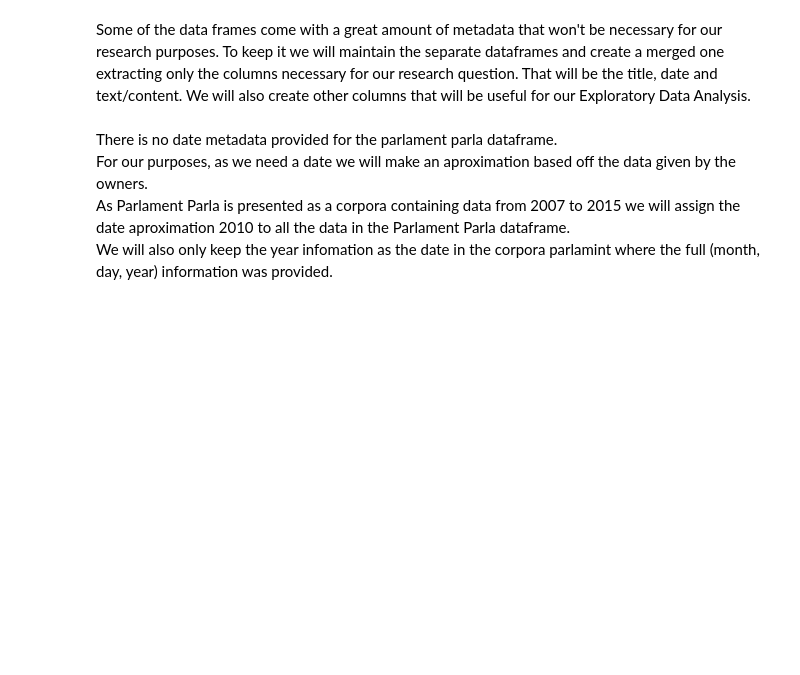
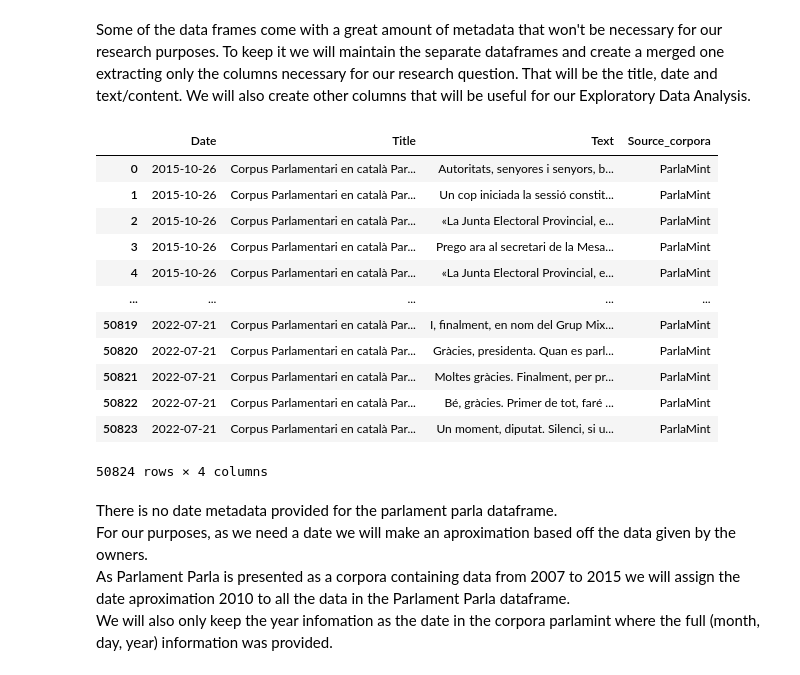
Before and after one commit to Data-Science-for-Linguists-2025/Linguistic-Markers-Catalan-Substitution, a Jupyter notebook: Data-Parsing-Exploratory-Analysis.ipynb, the cells around one changed output. Saved outputs shown, nothing was run; the diff lists cells and outputs as text; code cells hidden in the pictures; blank space fills up the shorter version.

```diff
--- a/Data-Parsing-Exploratory-Analysis.ipynb
+++ b/Data-Parsing-Exploratory-Analysis.ipynb
@@ -209,0 +200,7 @@ Name: count, dtype: int64
+# %%
+# other EDA
+print()
+print(CTILC_df["Author"].value_counts()[0:5])
+print()
+CTILC_df["Decade"] = CTILC_df["Year"].apply(lambda x :x[-2]+"0")
+CTILC_df["Decade"].value_counts()
@@ -440,14 +534,29 @@ Some of the data frames come with a great amount of metadata that won't be neces
 # %%
 # creating a reduced dataframe with only the date info, title of the file and content/text columns
 reduced_CTILC = CTILC_df.filter(["Year", "Title", "Text"])
 reduced_parlament_parla = parlament_parla_df.filter(["Path", "Sentence"])
 reduced_parlamint = parlaMint_df.filter(["Date", "Title", "Text"])
 
 # adding a Source Corpora column to keep the data
 reduced_CTILC["Source_corpora"] = "CTILC"
 reduced_parlament_parla["Source_corpora"] = "Parlament Parla"
 reduced_parlamint["Source_corpora"] = "ParlaMint"
 print()
+reduced_parlamint
+# %% [output]
+|  | Date | Title | Text | Source_corpora |
+| 0 | 2015-10-26 | Corpus Parlamentari en català Par... | Autoritats, senyores i senyors, b... | ParlaMint |
+| 1 | 2015-10-26 | Corpus Parlamentari en català Par... | Un cop iniciada la sessió constit... | ParlaMint |
+| 2 | 2015-10-26 | Corpus Parlamentari en català Par... | «La Junta Electoral Provincial, e... | ParlaMint |
+| 3 | 2015-10-26 | Corpus Parlamentari en català Par... | Prego ara al secretari de la Mesa... | ParlaMint |
+| 4 | 2015-10-26 | Corpus Parlamentari en català Par... | «La Junta Electoral Provincial, e... | ParlaMint |
+| ... | ... | ... | ... | ... |
+| 50819 | 2022-07-21 | Corpus Parlamentari en català Par... | I, finalment, en nom del Grup Mix... | ParlaMint |
+| 50820 | 2022-07-21 | Corpus Parlamentari en català Par... | Gràcies, presidenta. Quan es parl... | ParlaMint |
+| 50821 | 2022-07-21 | Corpus Parlamentari en català Par... | Moltes gràcies. Finalment, per pr... | ParlaMint |
+| 50822 | 2022-07-21 | Corpus Parlamentari en català Par... | Bé, gràcies. Primer de tot, faré ... | ParlaMint |
+| 50823 | 2022-07-21 | Corpus Parlamentari en català Par... | Un moment, diputat. Silenci, si u... | ParlaMint |
+50824 rows × 4 columns
 # %% [markdown]
 There is no date metadata provided for the parlament parla dataframe.\
 For our purposes, as we need a date we will make an aproximation based off the data given by the owners.\
```
Also changed, not shown: parts of 13 cells of this notebook.
